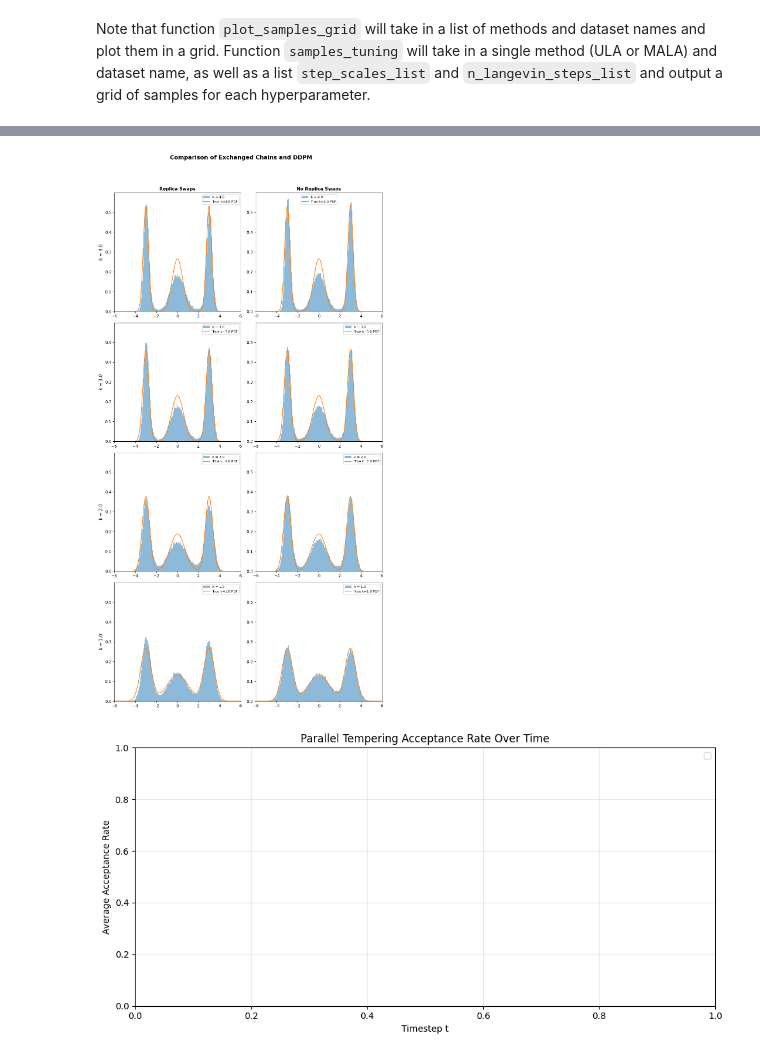
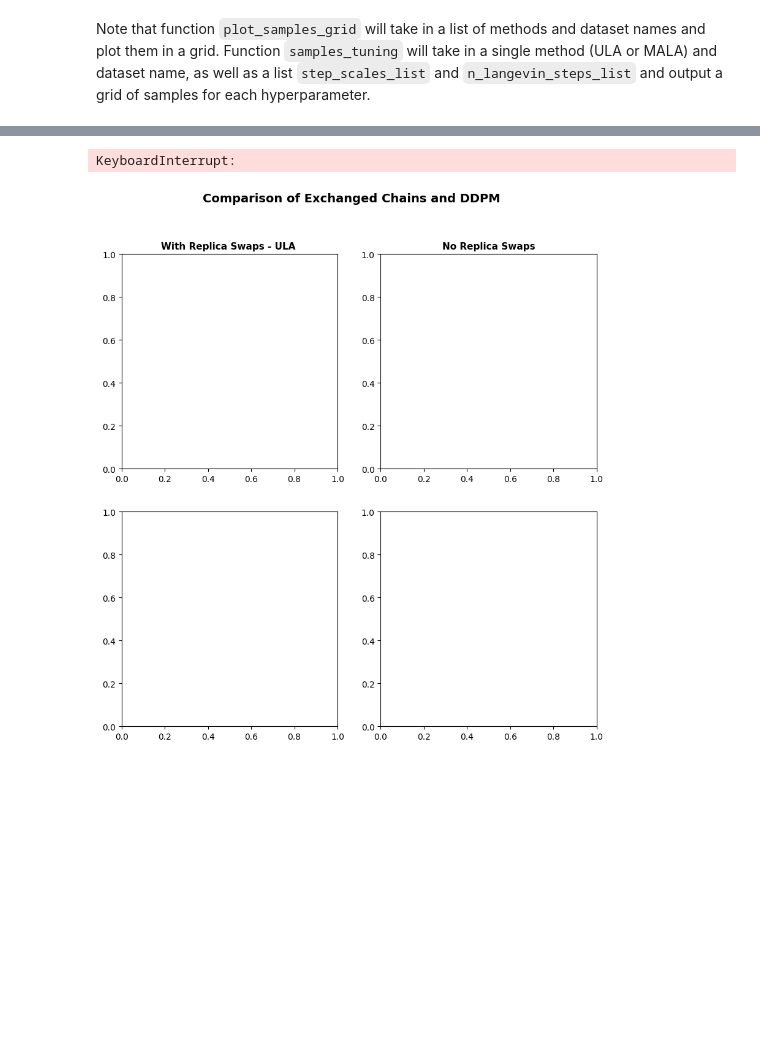
Before and after one commit to oatmeallover/parallel_tempering, a Jupyter notebook: tempered_energy.ipynb, the cells around one changed output, grey strips where cells are left out. Saved outputs shown, nothing was run; the diff lists cells and outputs as text; code cells hidden in the pictures; blank space fills up the shorter version.

```diff
--- a/tempered_energy.ipynb
+++ b/tempered_energy.ipynb
@@ -17,10 +17,8 @@ dataset_name = "composed"
 k = 4.0
 sigma = 0.6
 step_scale = 1
-n_langevin_steps = 0
-n_replicas = 4
+n_langevin_steps = 30
+n_replicas = 2
 
 x_ladder, a_ladder = ladder_ddpm(dataset_name, k, sigma, step_scale, n_langevin_steps, n_replicas, x_limit=6, save_dir="figures", figsize_per_panel=(5,4), filename=None)
-plot_acceptance_over_time(a_ladder)
-# _ = plot_acceptance_over_position(a_ladder, x_ladder[0][k])
 # %% [output]
@@ -44,2 +31,2 @@ We swap 2.0 and 1.0 with acceptance 1.00
+KeyboardInterrupt:
-[figure, old version]
+[figure, new version]
-[figure, removed]
```
Also changed, not shown: parts of 8 cells of this notebook, 6 other files.
